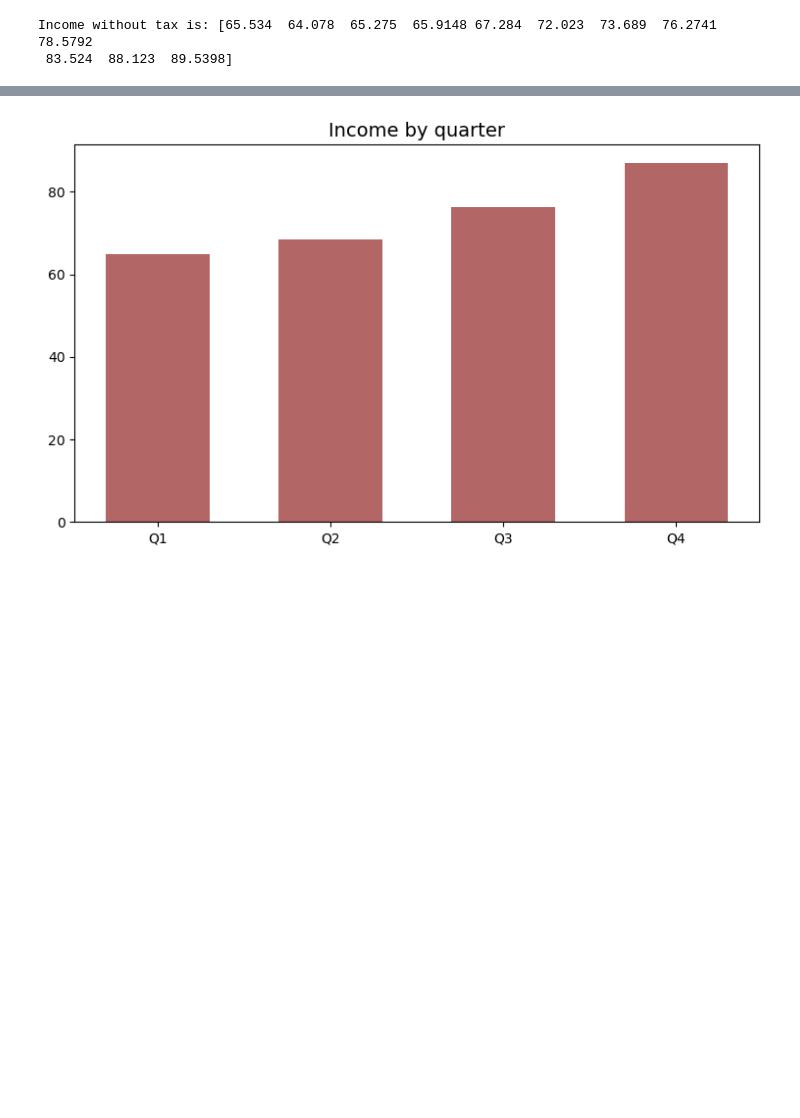
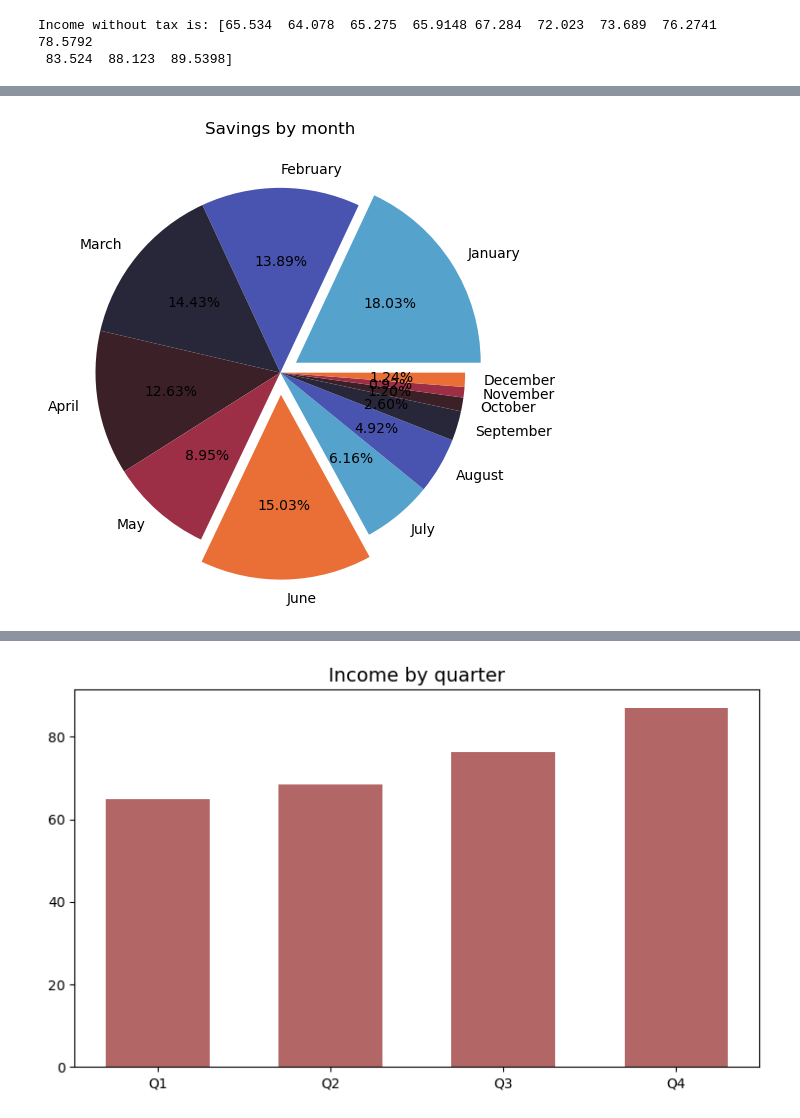
Before and after one commit to Derniska/python_practice_7, a Jupyter notebook: Untitled.ipynb, the cells around one changed output, grey strips where cells are left out. Saved outputs shown, nothing was run; the diff lists cells and outputs as text; code cells hidden in the pictures; blank space fills up the shorter version.

```diff
--- a/Untitled.ipynb
+++ b/Untitled.ipynb
@@ -49,2 +69,12 @@ plt.show()
+# %%
+col = sns.color_palette('icefire')
+plt.style.use('default')
+plt.figure(figsize = (10, 6))
+plt.pie(fin_res['Savings'], labels = fin_res['Month'], autopct = '%.2f%%',
+       explode = [0.1, 0, 0, 0, 0, 0.12, 0, 0, 0, 0, 0, 0], colors = col )
+plt.title('Savings by month')
+plt.show()
+# %% [output]
+[figure, added]
 # %%
 aver_income = fin_res.groupby('Quarter')['Income_without_tax'].mean().reset_index()
```
Also changed, not shown: parts of 23 cells of this notebook.
